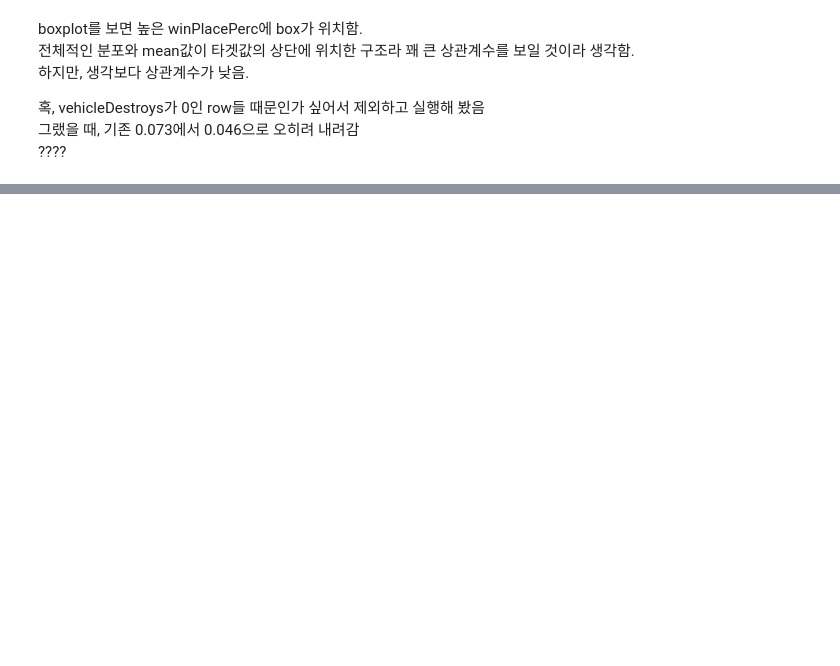
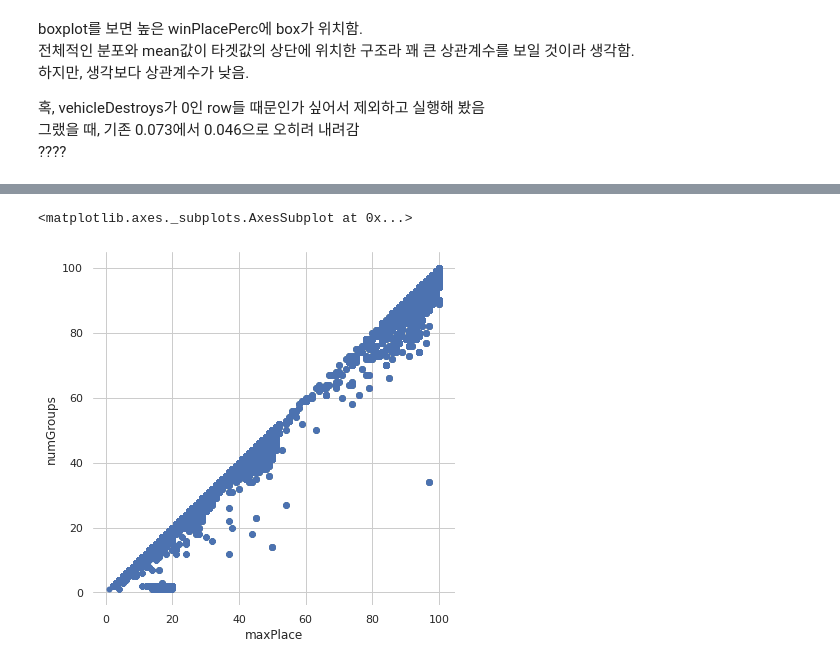
Before and after one commit to HalfMoon1008/PUBG_ML_Project, a Jupyter notebook: modelingPUBG.ipynb, the cells around one changed output, grey strips where cells are left out. Drawn from its saved outputs; the diff is of its cells as text; code cells hidden in the pictures; blank space fills up the shorter version.

```diff
--- a/modelingPUBG.ipynb
+++ b/modelingPUBG.ipynb
@@ -930,0 +691,3 @@ boxplot를 보면 높은 winPlacePerc에 box가 위치함.
+# %%
+train = pd.read_csv('/content/drive/MyDrive/00.이어드림/Project/modelingPUBG/data/original_data/train_V2.csv')
+train = reduce_mem_usage(train)
@@ -930,0 +696,10 @@ boxplot를 보면 높은 winPlacePerc에 box가 위치함.
+# %%
+data = train.copy()
+data2 = train.copy()
+data3 = train.copy()
+data4 = train.copy()
+
+data = data.drop(columns=['Id', 'groupId', 'matchId', 'rankPoints', 'roadKills', 'matchDuration', 'teamKills'])
+data2 = data2.drop(columns=['Id', 'groupId', 'matchId', 'rankPoints', 'roadKills', 'matchDuration', 'teamKills'])
+data3 = data3.drop(columns=['Id', 'groupId', 'matchId', 'rankPoints', 'roadKills', 'matchDuration', 'teamKills', 'killPoints', 'winPoints', 'maxPlace','matchType'])
+data4 = data4.drop(columns=['Id', 'groupId', 'matchId', 'rankPoints', 'roadKills', 'matchDuration', 'teamKills', 'killPoints', 'winPoints','matchType'])
@@ -930,0 +919,17 @@ boxplot를 보면 높은 winPlacePerc에 box가 위치함.
+# %%
+sns.set_theme(style="whitegrid")
+
+# Load the example diamonds dataset
+diamonds = data
+
+# Draw a scatter plot while assigning point colors and sizes to different
+# variables in the dataset
+f, ax = plt.subplots(figsize=(6.5, 6.5))
+sns.despine(f, left=True, bottom=True)
+sns.scatterplot(x="maxPlace", y="numGroups",
+                palette="ch:r=-.2,d=.3_r",
+                linewidth=0,
+                data=diamonds, ax=ax)
+# %% [output]
+<matplotlib.axes._subplots.AxesSubplot at 0x...>
+[figure, added]
```
Also changed, not shown: parts of 106 cells of this notebook.
